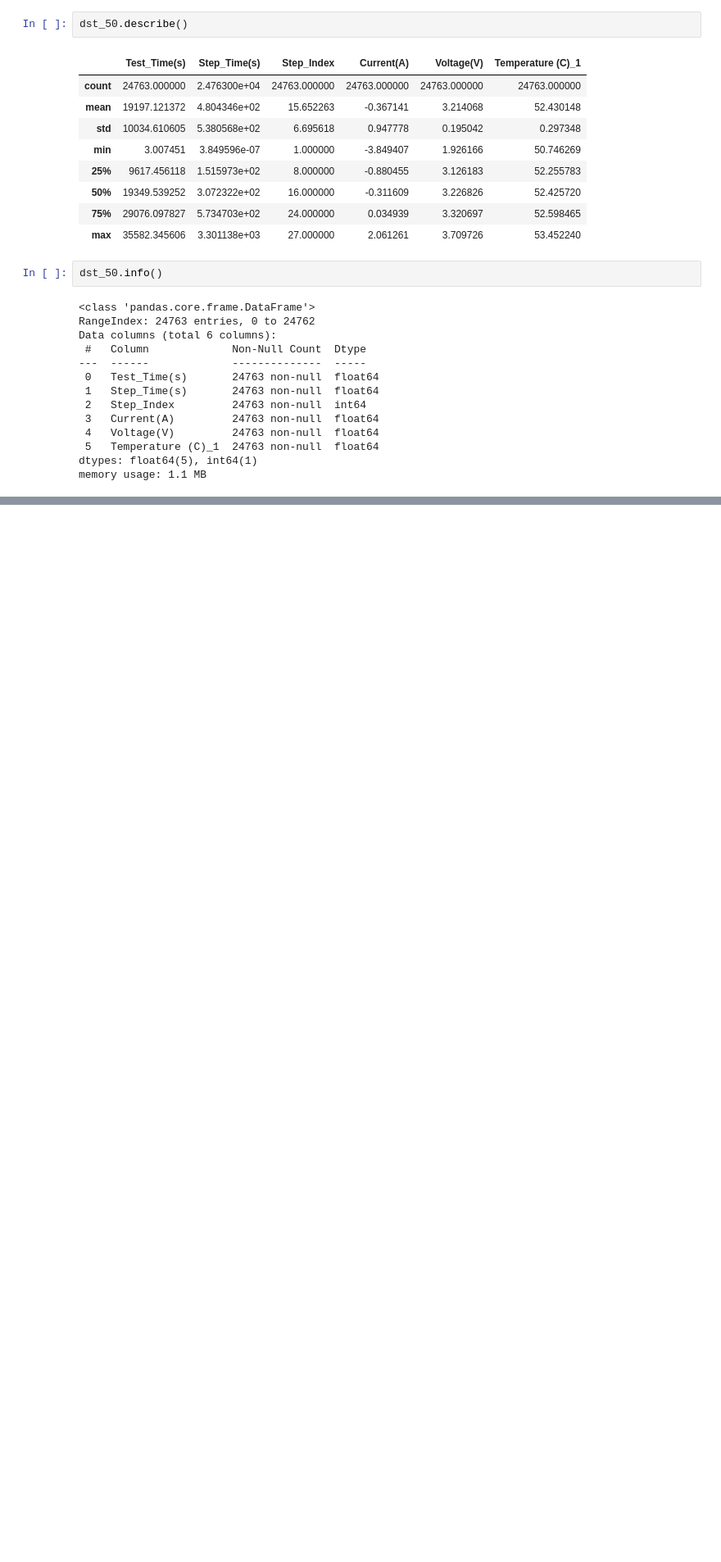
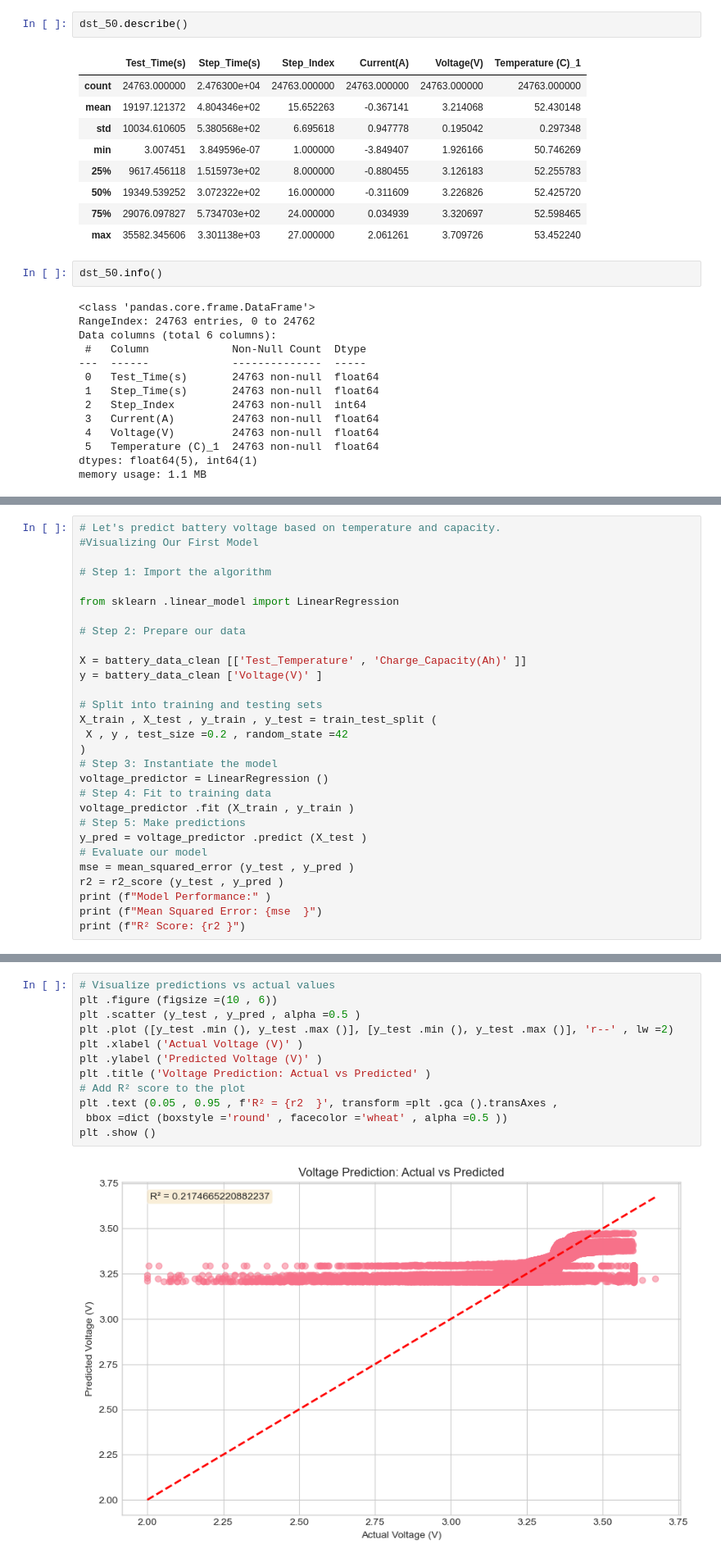
Before and after one commit to Jai-Kumar786/Machine_Learning_and_Alogorithms, a Jupyter notebook: 05-19-2025 Scikit-Learn with A123 Battery Data .ipynb, the cells around one changed output, grey strips where cells are left out. Shown at 82% size. Drawn from its saved outputs; the diff is of its cells as text; blank space fills up the shorter version.

```diff
--- a/05-19-2025 Scikit-Learn with A123 Battery Data .ipynb
+++ b/05-19-2025 Scikit-Learn with A123 Battery Data .ipynb
@@ -764,0 +1023,29 @@ temp_datasets = {
+# %%
+# Let's predict battery voltage based on temperature and capacity.
+#Visualizing Our First Model
+
+# Step 1: Import the algorithm
+
+from sklearn .linear_model import LinearRegression
+
+# Step 2: Prepare our data
+
+X = battery_data_clean [['Test_Temperature' , 'Charge_Capacity(Ah)' ]]
+y = battery_data_clean ['Voltage(V)' ]
+
+# Split into training and testing sets
+X_train , X_test , y_train , y_test = train_test_split (
+ X , y , test_size =0.2 , random_state =42
+)
+# Step 3: Instantiate the model
+voltage_predictor = LinearRegression ()
+# Step 4: Fit to training data
+voltage_predictor .fit (X_train , y_train )
+# Step 5: Make predictions
+y_pred = voltage_predictor .predict (X_test )
+# Evaluate our model
+mse = mean_squared_error (y_test , y_pred )
+r2 = r2_score (y_test , y_pred )
+print (f"Model Performance:" )
+print (f"Mean Squared Error: {mse  }")
+print (f"R² Score: {r2 }")
@@ -764,0 +1093,14 @@ temp_datasets = {
+# %%
+# Visualize predictions vs actual values
+plt .figure (figsize =(10 , 6))
+plt .scatter (y_test , y_pred , alpha =0.5 )
+plt .plot ([y_test .min (), y_test .max ()], [y_test .min (), y_test .max ()], 'r--' , lw =2)
+plt .xlabel ('Actual Voltage (V)' )
+plt .ylabel ('Predicted Voltage (V)' )
+plt .title ('Voltage Prediction: Actual vs Predicted' )
+# Add R² score to the plot
+plt .text (0.05 , 0.95 , f'R² = {r2  }', transform =plt .gca ().transAxes ,
+ bbox =dict (boxstyle ='round' , facecolor ='wheat' , alpha =0.5 ))
+plt .show ()
+# %% [output]
+[figure, added]
```
Also changed, not shown: parts of 39 cells of this notebook.
